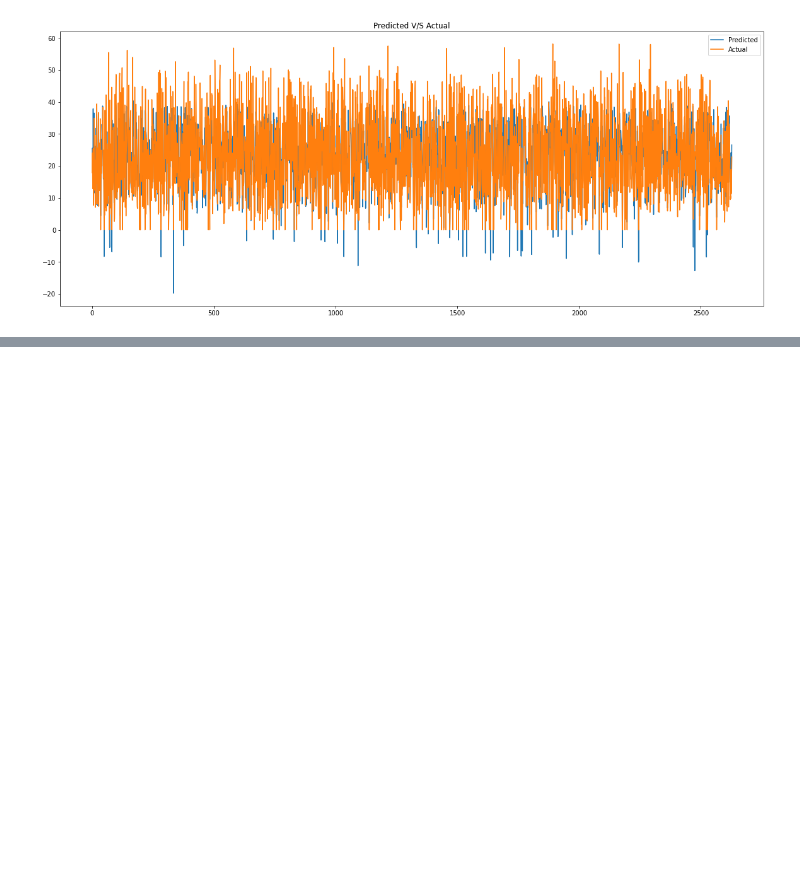
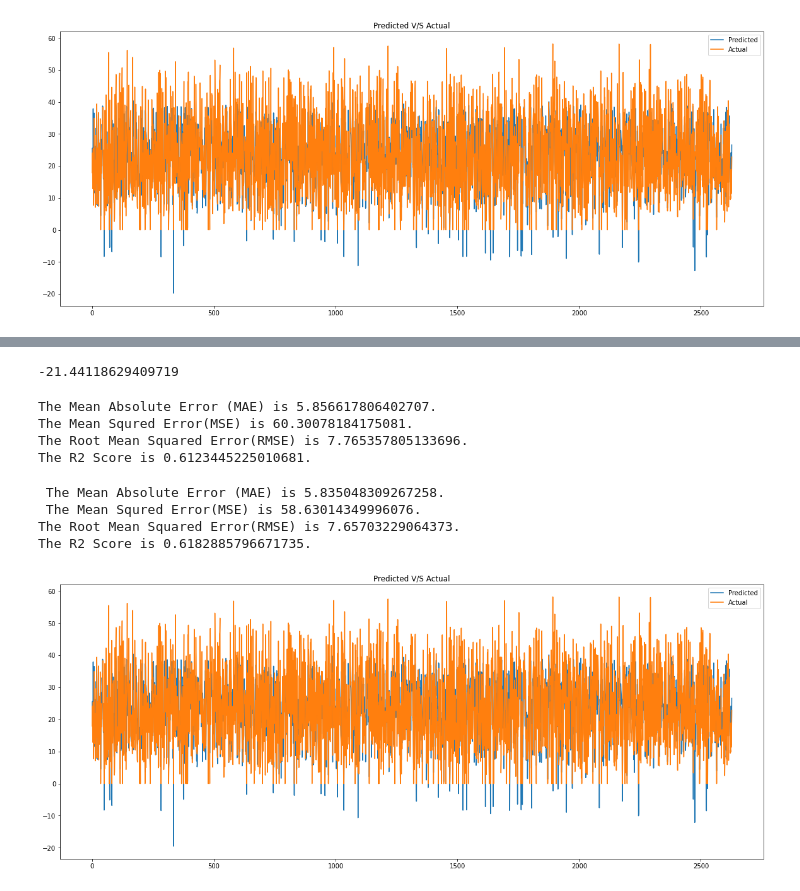
Before and after one commit to SujitbMusale/Supervised-ML-Regression--Seoul-Bike-Sharing-Demand-Prediction, a Jupyter notebook: Copy_of_Bike_Sharing_Demand_Prediction_Capstone_Project.ipynb, the cells around one changed output, grey strips where cells are left out. Drawn from its saved outputs; the diff is of its cells as text; code cells hidden in the pictures; blank space fills up the shorter version.

Commit message:
Ridge and lasso regression done

```diff
--- a/Copy_of_Bike_Sharing_Demand_Prediction_Capstone_Project.ipynb
+++ b/Copy_of_Bike_Sharing_Demand_Prediction_Capstone_Project.ipynb
@@ -47,7 +47,7 @@ Drive already mounted at /content/drive; to attempt to forcibly remount, call dr
 # %% [markdown]
 Read CSV File required for Project.
 # %%
-Bike_data= pd.read_csv('/content/drive/MyDrive/almabetter/csv files/SeoulBikeData.csv',encoding = 'ISO-8859-1')
+Bike_data= pd.read_csv('/content/drive/MyDrive/almabetter/capston project/Supervised Machine Learning - Regression/SeoulBikeData.csv',encoding = 'ISO-8859-1')
 # %% [markdown]
 # Data cleaning
 # %%
@@ -564,0 +567,5 @@ plt.show()
+# %%
+
+redg=Ridge(alpha=0.1)
+# fitting and training data with the help of ridge
+redg.fit(X_train,y_train)
@@ -564,0 +592,67 @@ plt.show()
+# %%
+# let's check the intercept of the ridge
+redg.intercept_
+# %% [output]
+-21.44118629409719
+# %%
+# Y peredictions on train data
+y_pred_train=redg.predict(X_train)
+
+# y predictions on test data
+y_pred=redg.predict(X_test)
+# %%
+# Evaluation of training data set
+
+#Calculate Mean Absolute Error.
+MAE= mean_absolute_error(y_train,y_pred_train)
+print(f"The Mean Absolute Error (MAE) is {MAE}.")
+
+#Calculate  Mean Squared Error
+MSE=mean_squared_error(y_train,y_pred_train)
+print(f"The Mean Squred Error(MSE) is {MSE}.")
+
+#Calculate Root Mean Squared Error
+RMSE=np.sqrt(MSE)
+print(f"The Root Mean Squared Error(RMSE) is {RMSE}.")
+
+#Calculate R2 Score
+R2=r2_score(y_train,y_pred_train)
+print(f"The R2 Score is {R2}.")
+# %% [output]
+The Mean Absolute Error (MAE) is 5.856617806402707.
+The Mean Squred Error(MSE) is 60.30078184175081.
+The Root Mean Squared Error(RMSE) is 7.765357805133696.
+The R2 Score is 0.6123445225010681.
+# %%
+# Evaluation of Test data set
+
+#Calculate Mean Absolute Error.
+MAE= mean_absolute_error(y_test,y_pred)
+print(f" The Mean Absolute Error (MAE) is {MAE}.")
+
+#Calculate  Mean Squared Error
+MSE=mean_squared_error(y_test,y_pred)
+print(f" The Mean Squred Error(MSE) is {MSE}.")
+
+#Calculate Root Mean Squared Error
+RMSE=np.sqrt(MSE)
+print(f"The Root Mean Squared Error(RMSE) is {RMSE}.")
+
+#Calculate R2 Score
+R2=r2_score(y_test,y_pred)
+print(f"The R2 Score is {R2}.")
+# %% [output]
+ The Mean Absolute Error (MAE) is 5.835048309267258.
+ The Mean Squred Error(MSE) is 58.63014349996076.
+The Root Mean Squared Error(RMSE) is 7.65703229064373.
+The R2 Score is 0.6182885796671735.
+# %%
+# plot to check the  predicted y values and actual y values
+plt.figure(figsize=(20,8))
+plt.plot(y_pred)
+plt.plot(np.array(y_test))
+plt.legend(["Predicted","Actual"],)
+plt.title("Predicted V/S Actual")
+plt.show()
+# %% [output]
+[figure, added]
```
Also changed, not shown: parts of 18 cells of this notebook.
